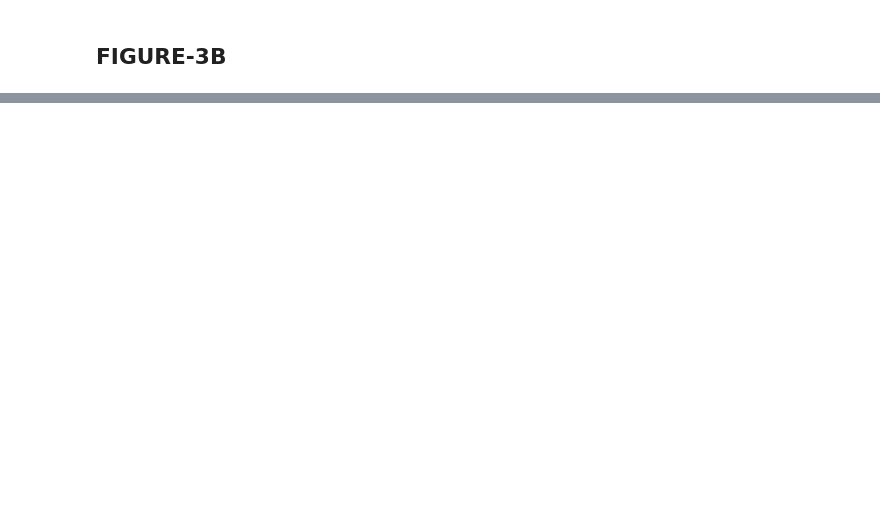
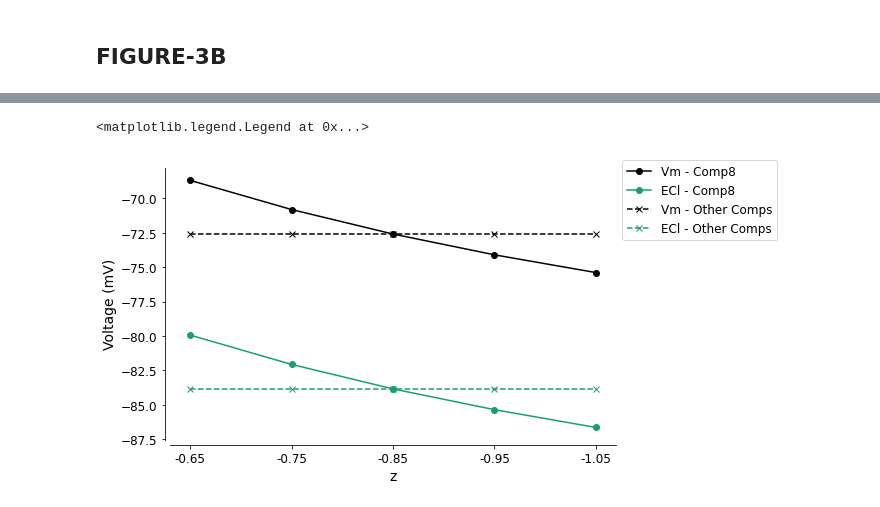
Before and after one commit to Eran707/msc_code_repo, a Jupyter notebook: Figure_3_multiZ.ipynb, the cells around one changed output, grey strips where cells are left out. Drawn from its saved outputs; the diff is of its cells as text; code cells hidden in the pictures; blank space fills up the shorter version.

```diff
--- a/Figure_3_multiZ.ipynb
+++ b/Figure_3_multiZ.ipynb
@@ -539,3 +598,25 @@ print(v)
+# %%
+f3_cl_lines, ax_cl_lines = mplt.subplots(1,1,figsize=(8,5))
+z_arr_2 = ['-0.65','-0.75','-0.85','-0.95','-1.05']
+ax_cl_lines.set_xlabel("z",fontsize=14)
+ax_cl_lines.tick_params(axis='both', which='major', labelsize=12)
+ax_cl_lines.set_ylabel("Voltage (mV)",fontsize=14)
+
+v8_arr = [round(mega_arr[_][7][-1][-3]*1e3,2) for _ in range(len(mega_arr))]
+ecl8_arr = [round(mega_arr[_][7][-1][-1]*1e3,2) for _ in range(len(mega_arr))]
+v4_arr = [round(mega_arr[_][3][-1][-3]*1e3,2) for _ in range(len(mega_arr))]
+ecl4_arr = [round(mega_arr[_][3][-1][-1]*1e3,2) for _ in range(len(mega_arr))]
+
+ax_cl_lines.plot(z_arr_2,v8_arr,'o-',label = 'Vm - Comp8', color='black')
+ax_cl_lines.plot(z_arr_2,ecl8_arr,'o-',label = 'ECl - Comp8', color='#1b9e77')
+ax_cl_lines.plot(z_arr_2,v4_arr,'x--',label = 'Vm - Other Comps', color='black')
+ax_cl_lines.plot(z_arr_2,ecl4_arr,'x--',label = 'ECl - Other Comps', color='#1b9e77')
+
+sns.despine(offset=5)
+ax_cl_lines.legend(fontsize=12,bbox_to_anchor=(1,1.05),loc='upper left')
+# %% [output]
+<matplotlib.legend.Legend at 0x...>
+[figure, added]
 # %%
 ######
 btn_plot_3c = widgets.Button(description="Plot 3C", button_style='success')
```
Also changed, not shown: parts of 9 cells of this notebook, 27 other files.
